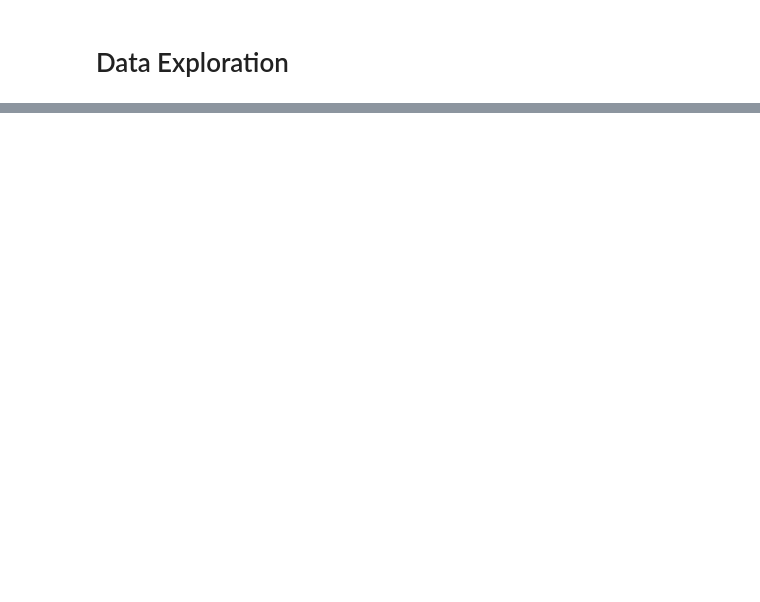
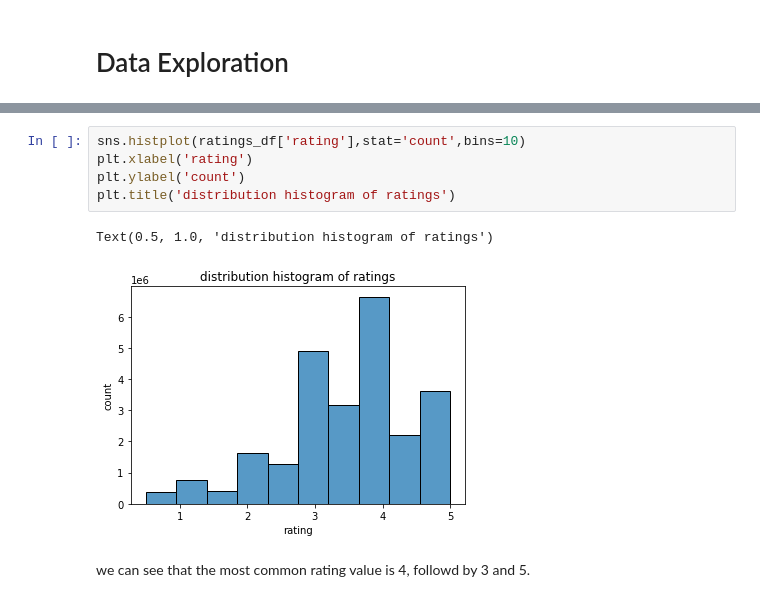
Before and after one commit to yanru-jasmine/Movie_Recommendation_System, a Jupyter notebook: Notebook.ipynb, the cells around one changed output, grey strips where cells are left out. Saved outputs shown, nothing was run; the diff lists cells and outputs as text; blank space fills up the shorter version.

```diff
--- a/Notebook.ipynb
+++ b/Notebook.ipynb
@@ -226,0 +243,10 @@ df.head(3)
+# %%
+sns.histplot(ratings_df['rating'],stat='count',bins=10)
+plt.xlabel('rating')
+plt.ylabel('count')
+plt.title('distribution histogram of ratings')
+# %% [output]
+Text(0.5, 1.0, 'distribution histogram of ratings')
+[figure, added]
+# %% [markdown]
+we can see that the most common rating value is 4, followd by 3 and 5.
```
Also changed, not shown: parts of 28 cells of this notebook.
